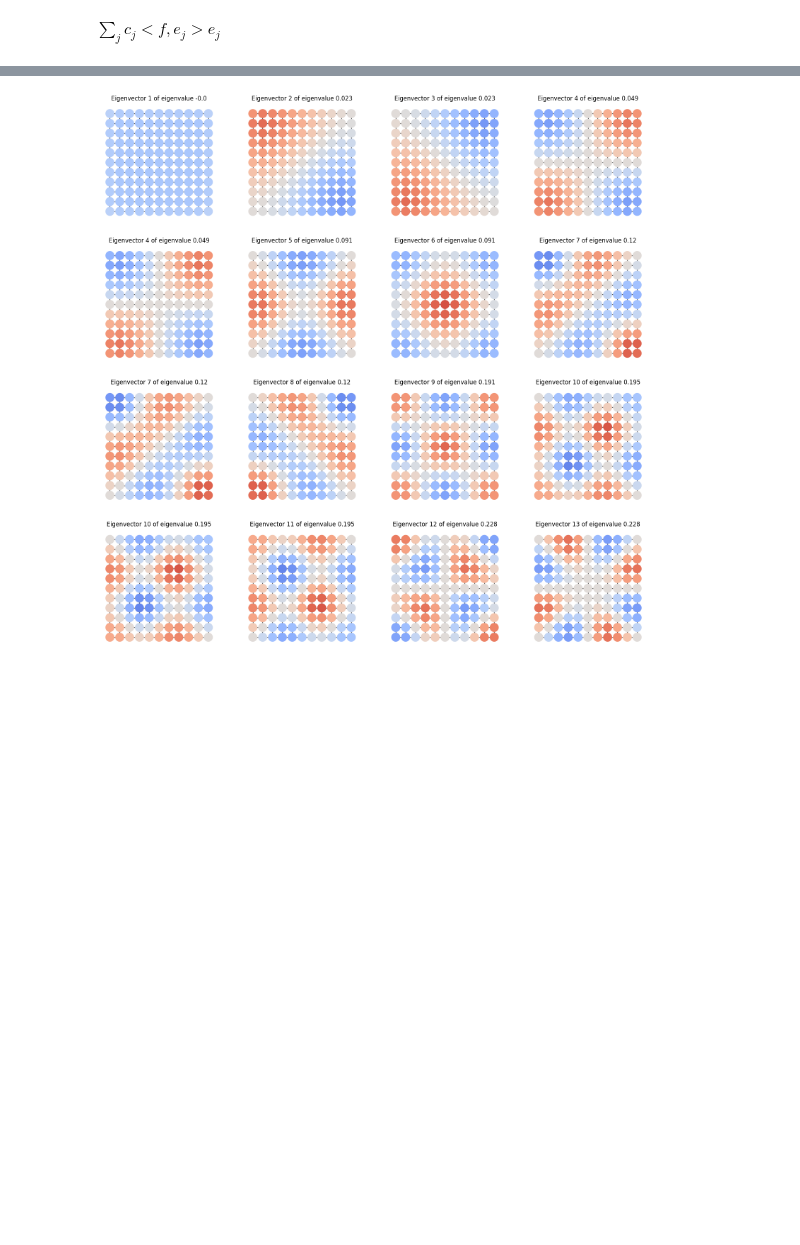
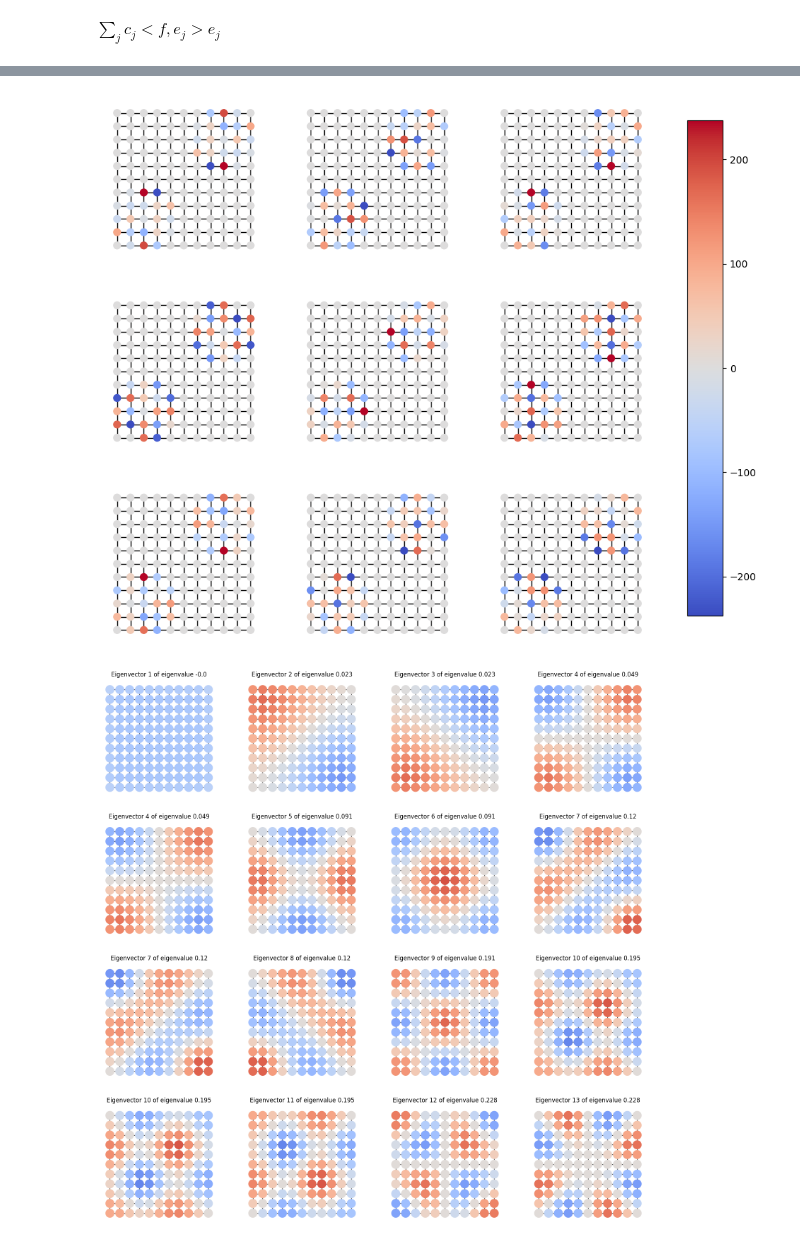
Before and after one commit to GuyLevavi/math_gnn_project, a Jupyter notebook: code/isotropic_and_anisotropic.ipynb, the cells around one changed output, grey strips where cells are left out. Drawn from its saved outputs; the diff is of its cells as text; code cells hidden in the pictures; blank space fills up the shorter version.

```diff
--- a/code/notebook.ipynb
+++ b/code/isotropic_and_anisotropic.ipynb
@@ -245,3 +243,60 @@ plt.show()
+# %%
+# np.random.seed(0)
+# create a random orthogonal matrix
+# Q = ortho_group.rvs(dim=n) # entirely random orthogonal matrix of size n
+# Q, multiplicities = construct_block_diagonal_ortho(eigenvalues) # block diagonal orthogonal matrix of size n, blocks of size corresponding to eigenvalue multiplicities
+D_iso = np.diag(g(eigenvalues, 1, 1, 1, 1, 1))
+# Q_shear = shear_across_blocks(Q, multiplicities)
+# random_zeroes_ones = np.diag(np.random.randint(0, 2, len(eigenvalues)))
+
+
+omega = 0.5
+func = lambda x: x*(np.sin(omega*x) + 2)
+# D_non_iso = np.diag(func(np.arange(len(eigenvalues)) + 1))
+D_non_iso = np.diag(np.random.normal(0, 200, len(eigenvalues))) * D_iso
+
+x = torch.tensor(np.zeros((n, 1)), dtype=torch.float)
+# x will be a spike signal in the middle of the grid
+x[30] = 1
+x[90] = 1
+
+
+# num_Q = 9
+fig, axes = plt.subplots(3, 3, figsize=(10, 10))
+for ax in axes.flatten():
+    Q, multiplicities = construct_block_diagonal_ortho(eigenvalues)
+
+    isotropic_spectral_filter = eigenvectors @ D_iso @ eigenvectors.T
+    non_isotropic_spectral_filter = eigenvectors @ Q @ D_non_iso @ Q.T @ eigenvectors.T # IS THE SAME AS ISOTROPIC WHEN Q IS CONSTRUCTED LIKE WE SUGGESTED
+    # non_isotropic_spectral_filter = eigenvectors @ D_non_iso @ eigenvectors.T
+
+    output_iso = isotropic_spectral_filter @ x.numpy()
+    mask_iso = np.abs(output_iso) > 0.2
+    output_non_iso = non_isotropic_spectral_filter @ x.numpy()
+    masked_output_non_iso = output_non_iso * mask_iso
+    # visualize the output
+
+    # print(np.min(output_iso), np.max(output_iso))
+    # print(np.min(masked_output_non_iso), np.max(masked_output_non_iso))
+
+    # fig, ax = plt.subplots(1, 2, figsize=(10, 5))
+
+    bound = np.max([np.max(np.abs(output_iso)), np.max(np.abs(masked_output_non_iso))])
+
+    # nx.draw(grid, pos=pos, node_color=output_iso, with_labels=False, cmap="coolwarm", vmin=-bound, vmax=bound, ax=ax[0], node_size=80)
+    # ax[0].set_title('Isotropic spectral filter')
+    nx.draw(grid, pos=pos, node_color=masked_output_non_iso, with_labels=False, cmap="coolwarm", vmin=-bound, vmax=bound, ax=ax, node_size=50)
+    # ax.set_title('Non-isotropic spectral filter')
+
+# colorbar
+sm = plt.cm.ScalarMappable(cmap="coolwarm", norm=plt.Normalize(vmin=-bound, vmax=bound))
+sm.set_array([])
+# add a custom small axis for the colorbar
+cbar_ax = fig.add_axes([0.95, 0.15, 0.05, 0.7])
+fig.colorbar(sm, cax=cbar_ax)
+plt.show()
+# %% [output]
+[figure, added]
 # %%
 # plot first N^2 eigenvectors
 N = 4
```
Also changed, not shown: parts of 3 cells of this notebook, 3 other files.
